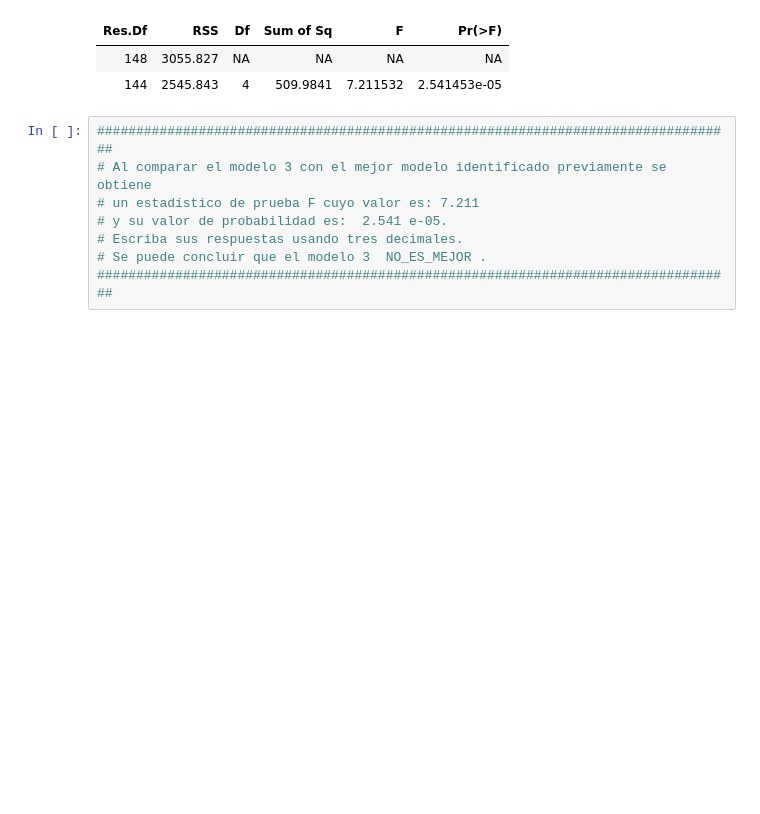
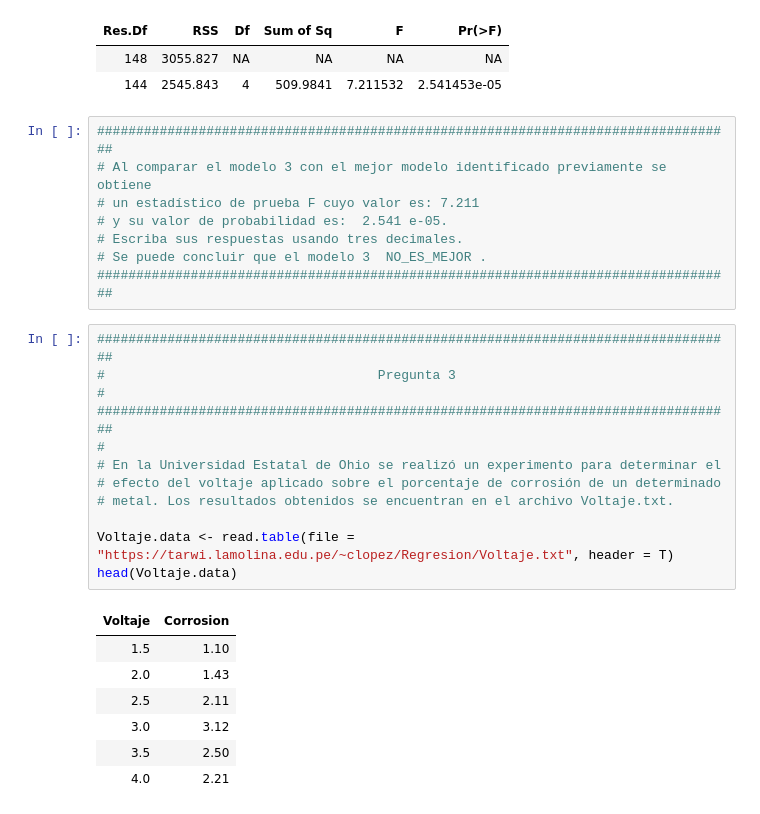
Before and after one commit to jgomezz/MsEstadAplic_MetodosEstadisticos, a Jupyter notebook: RegresionAplicada-PreguntasFinales.ipynb, the cells around one changed output. Cells and saved outputs as stored; diff of their text form; blank space fills up the shorter version.

```diff
--- a/RegresionAplicada-PreguntasFinales.ipynb
+++ b/RegresionAplicada-PreguntasFinales.ipynb
@@ -320,3 +320,22 @@ anova(Vehicules.m3, Vehicules.m1)
 # Escriba sus respuestas usando tres decimales.
 # Se puede concluir que el modelo 3  NO_ES_MEJOR .
 ##################################################################################
+# %%
+##################################################################################
+#                                   Pregunta 3                                   #
+##################################################################################
+#
+# En la Universidad Estatal de Ohio se realizó un experimento para determinar el
+# efecto del voltaje aplicado sobre el porcentaje de corrosión de un determinado
+# metal. Los resultados obtenidos se encuentran en el archivo Voltaje.txt.
+
+Voltaje.data <- read.table(file = "https://tarwi.lamolina.edu.pe/~clopez/Regresion/Voltaje.txt", header = T)
+head(Voltaje.data)
+# %% [output]
+| Voltaje | Corrosion |
+| 1.5 | 1.10 |
+| 2.0 | 1.43 |
+| 2.5 | 2.11 |
+| 3.0 | 3.12 |
+| 3.5 | 2.50 |
+| 4.0 | 2.21 |
```
Also changed, not shown: parts of 2 cells of this notebook.
